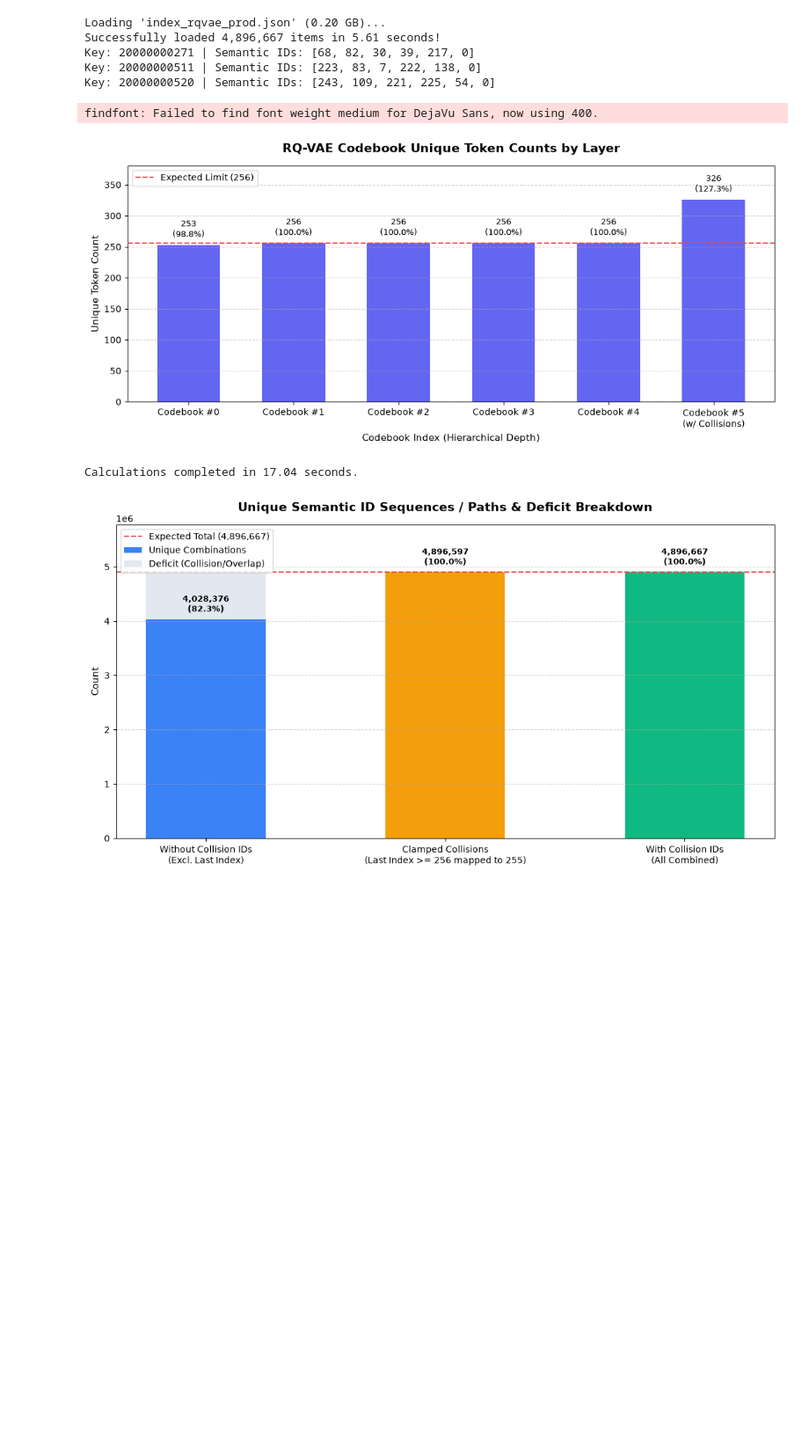
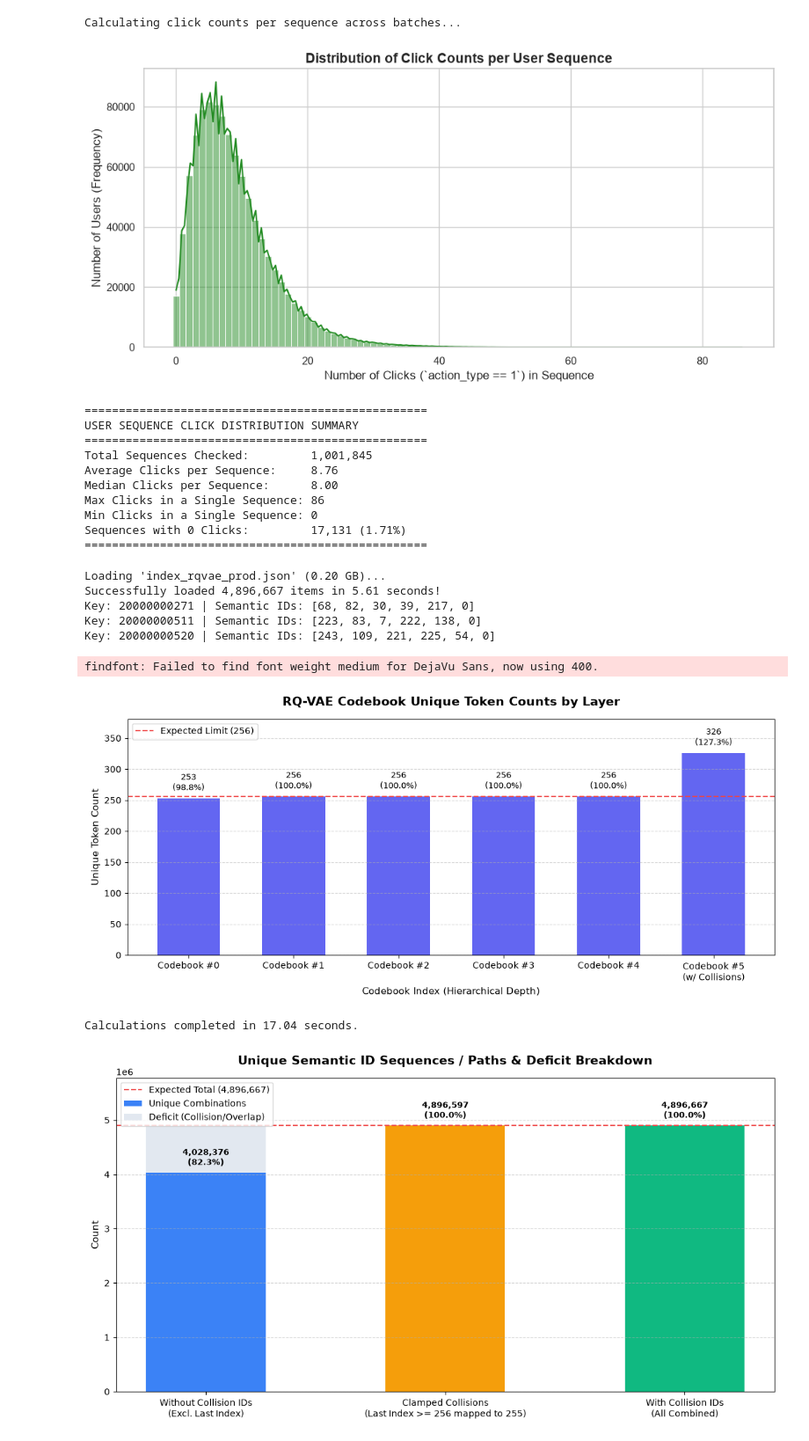
Before and after one commit to keyboard-jo/NZ5-GR, a Jupyter notebook: sid_eda.ipynb, the cells around one changed output. Shown at 88% size. Cells and saved outputs as stored; diff of their text form; code cells hidden in the pictures; blank space fills up the shorter version.

```diff
--- a/sid_eda.ipynb
+++ b/sid_eda.ipynb
@@ -1,3 +350,77 @@
+# %%
+import pyarrow.parquet as pq
+import polars as pl
+import matplotlib.pyplot as plt
+import seaborn as sns
+import numpy as np
+
+# Configure plot style
+sns.set_theme(style="whitegrid")
+
+BATCH_SIZE = 100_000
+parquet_file = pq.ParquetFile("data/seq.parquet")
+
+all_click_counts = []
+total_rows = 0
+
+print("Calculating click counts per sequence across batches...\n")
+
+for batch_idx, batch in enumerate(parquet_file.iter_batches(batch_size=BATCH_SIZE)):
+    df = pl.from_arrow(batch)
+
+    # Count how many elements have action_type == 1 in each sequence list
+    # (treating nulls safely as non-clicks / exposures)
+    batch_click_counts = (
+        df.select(
+            click_count=pl.col("seq")
+                .list.eval(pl.element().struct.field("action_type").fill_null(0) == 1)
+                .list.sum()
+        )["click_count"]
+        .to_numpy()
+    )
+
+    all_click_counts.extend(batch_click_counts)
+    total_rows += len(batch_click_counts)
+
+# Convert to Polars Series for convenient statistical calculations
+click_series = pl.Series(all_click_counts)
+
+# --- Plotting the Distribution ---
+plt.figure(figsize=(10, 5))
+sns.histplot(all_click_counts, bins=30, kde=True, color="forestgreen", discrete=True)
+
+plt.title("Distribution of Click Counts per User Sequence", fontsize=14, fontweight="bold")
+plt.xlabel("Number of Clicks (`action_type == 1`) in Sequence", fontsize=12)
+plt.ylabel("Number of Users (Frequency)", fontsize=12)
+plt.tight_layout()
+plt.show()
+
+# --- Print Summary Statistics ---
+zero_clicks_count = (click_series == 0).sum()
+
+print("="*50)
+print("USER SEQUENCE CLICK DISTRIBUTION SUMMARY")
+print("="*50)
+print(f"Total Sequences Checked:         {total_rows:,}")
+print(f"Average Clicks per Sequence:     {click_series.mean():.2f}")
+print(f"Median Clicks per Sequence:      {click_series.median():.2f}")
+print(f"Max Clicks in a Single Sequence: {click_series.max()}")
+print(f"Min Clicks in a Single Sequence: {click_series.min()}")
+print(f"Sequences with 0 Clicks:         {zero_clicks_count:,} ({zero_clicks_count/total_rows*100:.2f}%)")
+print("="*50)
+# %% [output]
+Calculating click counts per sequence across batches...
+[figure, added]
+==================================================
+USER SEQUENCE CLICK DISTRIBUTION SUMMARY
+==================================================
+Total Sequences Checked:         1,001,845
+Average Clicks per Sequence:     8.76
+Median Clicks per Sequence:      8.00
+Max Clicks in a Single Sequence: 86
+Min Clicks in a Single Sequence: 0
+Sequences with 0 Clicks:         17,131 (1.71%)
+==================================================
 # %%
 import time
 import numpy as np
```
Also changed, not shown: parts of 4 cells of this notebook, 2 other files.
